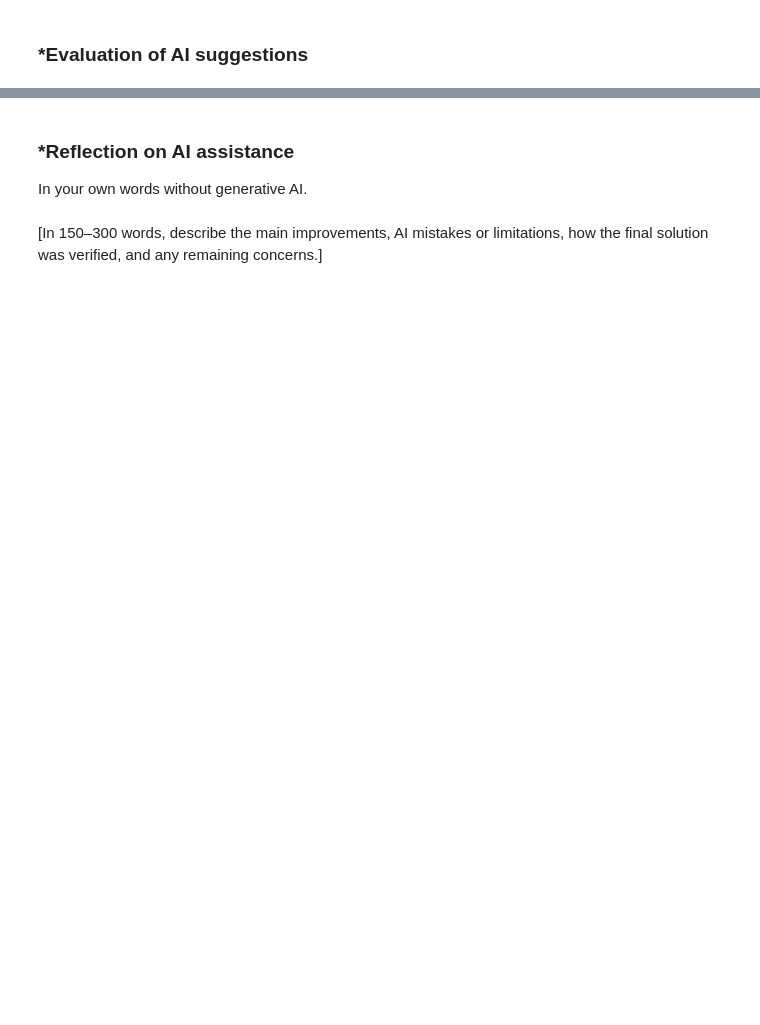
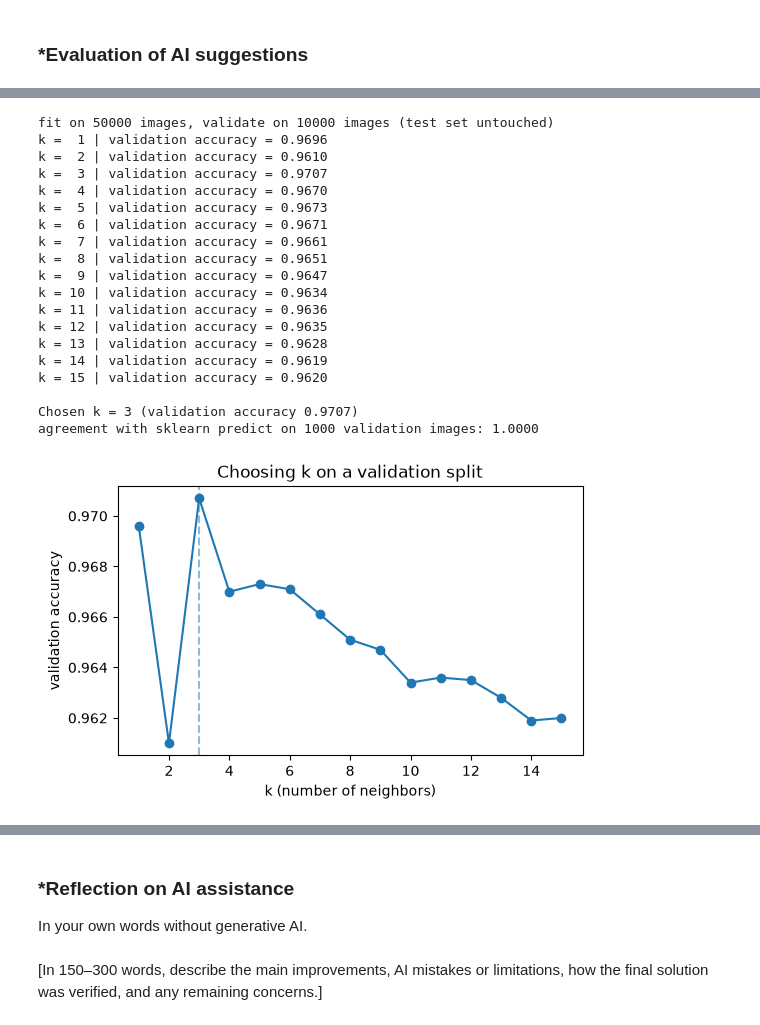
Before and after one commit to eviemcmahan/L01-cv, a Jupyter notebook: notebook_8.ipynb, the cells around one changed output, grey strips where cells are left out. Drawn from its saved outputs; the diff is of its cells as text; code cells hidden in the pictures; blank space fills up the shorter version.

Commit message:
Phase 2

```diff
--- a/notebook_8.ipynb
+++ b/notebook_8.ipynb
@@ -352,0 +451,64 @@ After the evaluation of AI suggestions, incorporate the accepted revisions into
+# %%
+# ---- Q4 (Phase 2): choose k on a validation split, NOT on the test set ----
+from sklearn.model_selection import train_test_split
+from sklearn.neighbors import KNeighborsClassifier
+
+val_size = len(X_train_f) // 6      # 10,000 when there are 60,000 training images
+X_tr, X_val, y_tr, y_val = train_test_split(
+    X_train_f, y_train, test_size=val_size, stratify=y_train, random_state=42)
+y_tr = y_tr.astype(int); y_val = y_val.astype(int)
+print(f"fit on {len(X_tr)} images, validate on {len(X_val)} images (test set untouched)")
+
+k_values = list(range(1, 16))
+max_k = max(k_values)
+
+# Find the 15 nearest neighbors of every validation image once, then vote for each k.
+nn = KNeighborsClassifier(n_neighbors=max_k, n_jobs=-1).fit(X_tr, y_tr)
+_, idx = nn.kneighbors(X_val, n_neighbors=max_k)
+neighbor_labels = y_tr[idx]            # shape (n_val, 15), nearest neighbor first
+
+def vote(labels, k):
+    """Majority vote among the k nearest neighbors. A tie goes to the smallest digit label."""
+    counts = (labels[:, :k, None] == np.arange(10)).sum(axis=1)
+    return counts.argmax(axis=1)
+
+val_acc = {k: float(np.mean(vote(neighbor_labels, k) == y_val)) for k in k_values}
+for k in k_values:
+    print(f"k = {k:2d} | validation accuracy = {val_acc[k]:.4f}")
+
+best_k = max(k_values, key=lambda k: (val_acc[k], -k))   # smallest k wins an exact tie
+print(f"\nChosen k = {best_k} (validation accuracy {val_acc[best_k]:.4f})")
+
+# Verification: our voting code should agree with scikit-learn's own predict for the chosen k
+check_n = min(1000, len(X_val))
+sk_pred = KNeighborsClassifier(n_neighbors=best_k, n_jobs=-1).fit(X_tr, y_tr).predict(X_val[:check_n])
+agree = float(np.mean(sk_pred == vote(neighbor_labels[:check_n], best_k)))
+print(f"agreement with sklearn predict on {check_n} validation images: {agree:.4f}")
+assert agree > 0.99
+
+plt.figure(figsize=(6, 3.5))
+plt.plot(k_values, [val_acc[k] for k in k_values], marker='o')
+plt.axvline(best_k, linestyle='--', alpha=0.5)
+plt.xlabel("k (number of neighbors)"); plt.ylabel("validation accuracy")
+plt.title("Choosing k on a validation split"); plt.show()
+# %% [output]
+fit on 50000 images, validate on 10000 images (test set untouched)
+k =  1 | validation accuracy = 0.9696
+k =  2 | validation accuracy = 0.9610
+k =  3 | validation accuracy = 0.9707
+k =  4 | validation accuracy = 0.9670
+k =  5 | validation accuracy = 0.9673
+k =  6 | validation accuracy = 0.9671
+k =  7 | validation accuracy = 0.9661
+k =  8 | validation accuracy = 0.9651
+k =  9 | validation accuracy = 0.9647
+k = 10 | validation accuracy = 0.9634
+k = 11 | validation accuracy = 0.9636
+k = 12 | validation accuracy = 0.9635
+k = 13 | validation accuracy = 0.9628
+k = 14 | validation accuracy = 0.9619
+k = 15 | validation accuracy = 0.9620
+
+Chosen k = 3 (validation accuracy 0.9707)
+agreement with sklearn predict on 1000 validation images: 1.0000
+[figure, added]
```
Also changed, not shown: parts of 32 cells of this notebook.
